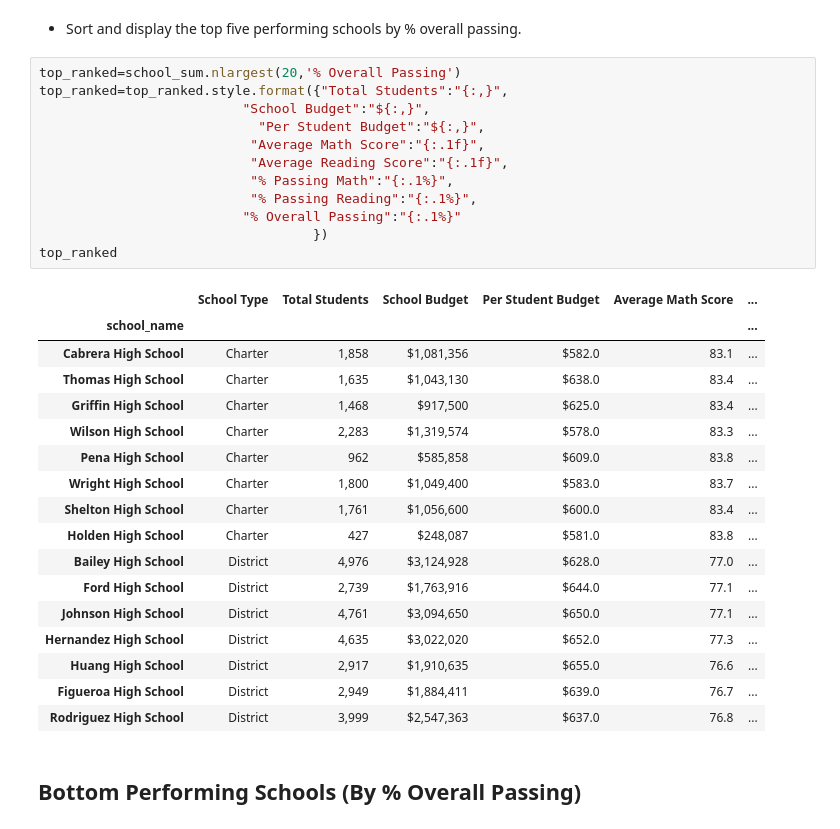
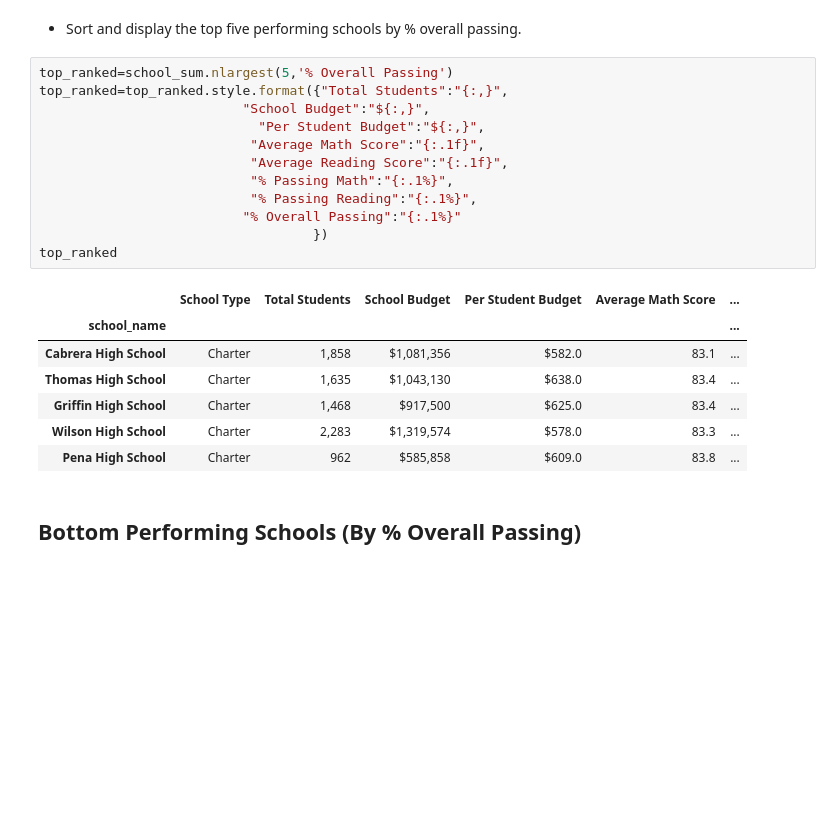
Before and after one commit to bgtaber/pandas-challenge, a Jupyter notebook: PyCitySchools copy/PyCitySchools_starter.ipynb, the cells around one changed output. Drawn from its saved outputs; the diff is of its cells as text; blank space fills up the shorter version.

```diff
--- a/PyCitySchools copy/PyCitySchools_starter.ipynb
+++ b/PyCitySchools copy/PyCitySchools_starter.ipynb
@@ -165,35 +165,25 @@ school_sum_df
 # %% [markdown]
 * Sort and display the top five performing schools by % overall passing.
 # %%
-top_ranked=school_sum.nlargest(20,'% Overall Passing')
+top_ranked=school_sum.nlargest(5,'% Overall Passing')
 top_ranked=top_ranked.style.format({"Total Students":"{:,}",
                           "School Budget":"${:,}",
                             "Per Student Budget":"${:,}",
                            "Average Math Score":"{:.1f}",
                            "Average Reading Score":"{:.1f}",
                            "% Passing Math":"{:.1%}",
                            "% Passing Reading":"{:.1%}",
                           "% Overall Passing":"{:.1%}"
                                    })
 top_ranked
 # %% [output]
 |  | School Type | Total Students | School Budget | Per Student Budget | Average Math Score | ... |
 | school_name |  |  |  |  |  | ... |
 | Cabrera High School | Charter | 1,858 | $1,081,356 | $582.0 | 83.1 | ... |
 | Thomas High School | Charter | 1,635 | $1,043,130 | $638.0 | 83.4 | ... |
 | Griffin High School | Charter | 1,468 | $917,500 | $625.0 | 83.4 | ... |
 | Wilson High School | Charter | 2,283 | $1,319,574 | $578.0 | 83.3 | ... |
 | Pena High School | Charter | 962 | $585,858 | $609.0 | 83.8 | ... |
-| Wright High School | Charter | 1,800 | $1,049,400 | $583.0 | 83.7 | ... |
-| Shelton High School | Charter | 1,761 | $1,056,600 | $600.0 | 83.4 | ... |
-| Holden High School | Charter | 427 | $248,087 | $581.0 | 83.8 | ... |
-| Bailey High School | District | 4,976 | $3,124,928 | $628.0 | 77.0 | ... |
-| Ford High School | District | 2,739 | $1,763,916 | $644.0 | 77.1 | ... |
-| Johnson High School | District | 4,761 | $3,094,650 | $650.0 | 77.1 | ... |
-| Hernandez High School | District | 4,635 | $3,022,020 | $652.0 | 77.3 | ... |
-| Huang High School | District | 2,917 | $1,910,635 | $655.0 | 76.6 | ... |
-| Figueroa High School | District | 2,949 | $1,884,411 | $639.0 | 76.7 | ... |
-| Rodriguez High School | District | 3,999 | $2,547,363 | $637.0 | 76.8 | ... |
 # %% [markdown]
 ## Bottom Performing Schools (By % Overall Passing)
 # %% [markdown]
```
